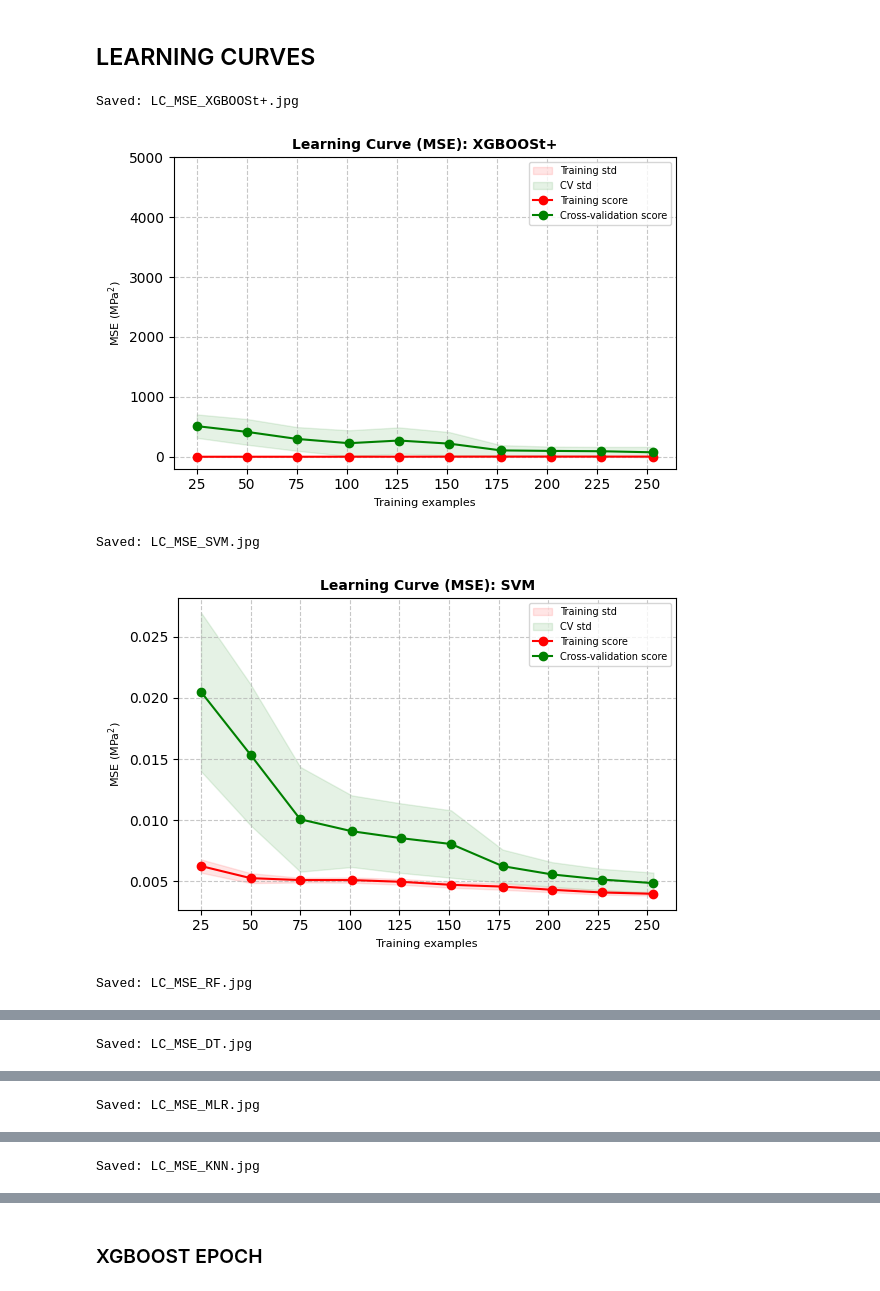
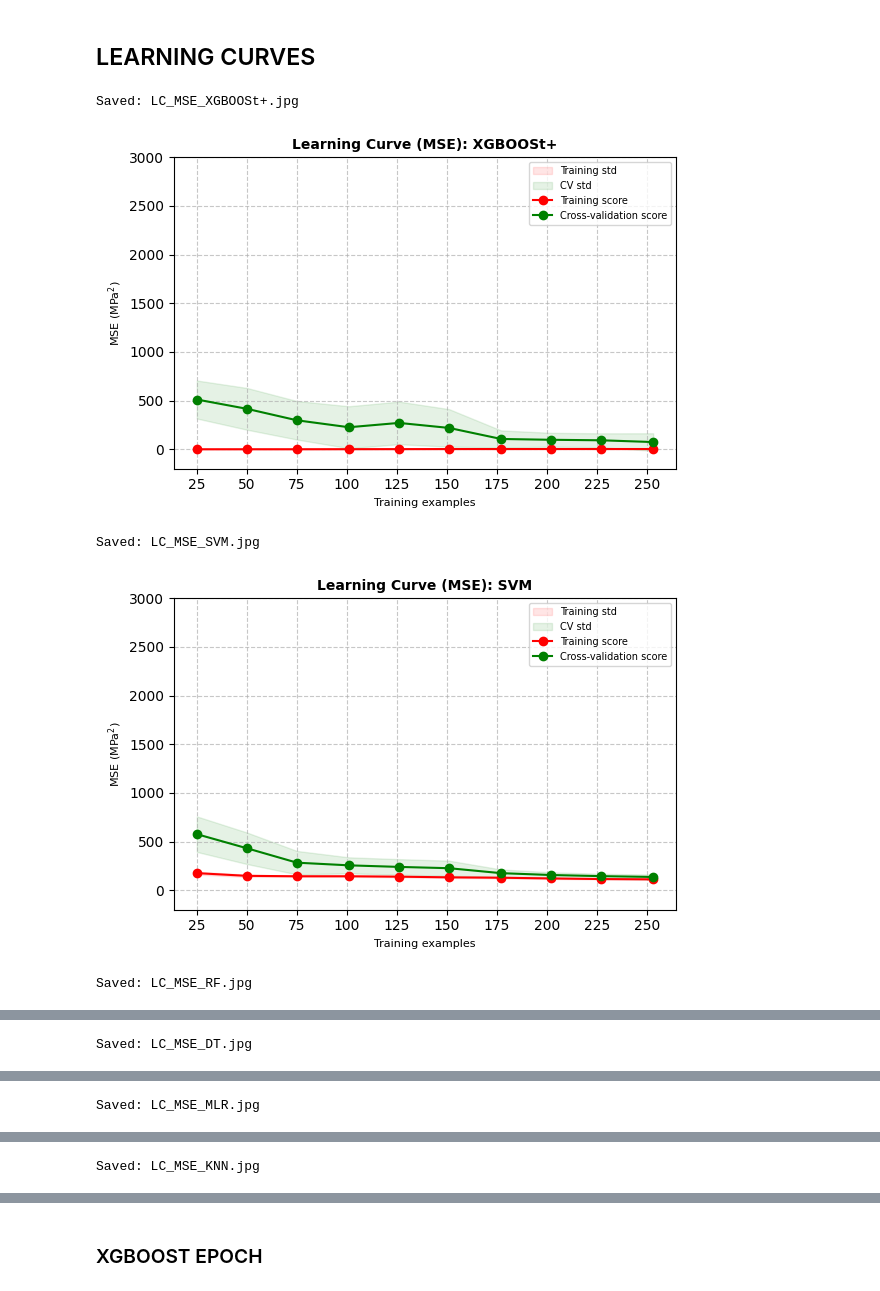
Before and after one commit to IsuPaul/Indpendent-Research, a Jupyter notebook: IR_Source_Code.ipynb, the cells around one changed output, grey strips where cells are left out. Cells and saved outputs as stored; diff of their text form; code cells hidden in the pictures.

```diff
--- a/IR_Source_Code.ipynb
+++ b/IR_Source_Code.ipynb
@@ -445,9 +479,10 @@ Intercept: 29.90325858298452
 # %% [markdown]
 #### Training the model
 # %%
-KN_Params = {'n_neighbors': [7], 'weights': ['distance']}
+KN_Params = {'n_neighbors': [5], 'weights': ['distance']}
 model_kn_best=KNeighborsRegressor(2)
 model_kn=GridSearchCV(model_kn_best, KN_Params, cv=10, scoring="neg_mean_squared_error", n_jobs=-1)
-model_kn.fit(X_train, y_train)
+# Using scaled data for KNN
+model_kn.fit(Xs_train, ys_train)
 # %% [output]
 GridSearchCV(cv=10, estimator=KNeighborsRegressor(n_neighbors=2), n_jobs=-1,
@@ -475,5 +523,8 @@ R-Squared Score: 0.9967973303605726
 # %%
-yk_pred = model_kn.predict(X_test)
+yk_pred_scaled = model_kn.predict(Xs_test)
+# Inverse scaling to get real MPa values
+yk_pred = yk_pred_scaled * (imputed_df['Compressive Strength (MPa)'].max() - imputed_df['Compressive Strength (MPa)'].min()) + imputed_df['Compressive Strength (MPa)'].min()
+
 msek=mean_squared_error(y_test, yk_pred)
 rmsek=np.sqrt(msek)
 maek=mean_absolute_error(y_test, yk_pred)
@@ -1017,7 +1043,7 @@ Saved: Residuals_KNN.jpg
 # %% [markdown]
 ## LEARNING CURVES
 # %%
-def plot_learning_curve_mse(estimator, title, X_data, y_data, axes, ylim=None, cv=10, n_jobs=-1, train_sizes=np.linspace(.1, 1.0, 10)):
+def plot_learning_curve_mse(estimator, title, X_data, y_data, axes, ylim=None, cv=10, n_jobs=-1, train_sizes=np.linspace(.1, 1.0, 10), is_scaled=False):
     # Using neg_mean_squared_error for MSE
     train_sizes, train_scores, test_scores = learning_curve(
         estimator, X_data, y_data, cv=cv, n_jobs=n_jobs, train_sizes=train_sizes, scoring='neg_mean_squared_error')
@@ -1028,52 +1054,58 @@ def plot_learning_curve_mse(estimator, title, X_data, y_data, axes, ylim=None, c
     test_scores_mean = (-test_scores).mean(axis=1)
     test_scores_std = (-test_scores).std(axis=1)
 
+    # Inverse scale the MSE if the model was trained on scaled data
+    if is_scaled:
+        scale_factor = (imputed_df['Compressive Strength (MPa)'].max() - imputed_df['Compressive Strength (MPa)'].min()) ** 2
+        train_scores_mean *= scale_factor
+        train_scores_std *= scale_factor
+        test_scores_mean *= scale_factor
+        test_scores_std *= scale_factor
+
     axes.grid(True, linestyle='--', alpha=0.7)
-    # Plot fill_between with labels for the legend
     axes.fill_between(train_sizes, train_scores_mean - train_scores_std, train_scores_mean + train_scores_std, alpha=0.1, color="r", label="Training std")
     axes.fill_between(train_sizes, test_scores_mean - test_scores_std, test_scores_mean + test_scores_std, alpha=0.1, color="g", label="CV std")
 
     axes.plot(train_sizes, train_scores_mean, 'o-', color="r", label="Training score")
     axes.plot(train_sizes, test_scores_mean, 'o-', color="g", label="Cross-validation score")
 
-    # Set x-axis intervals to 25
     axes.xaxis.set_major_locator(ticker.MultipleLocator(25))
-
     axes.set_title(title, fontsize=10, fontweight='bold')
     axes.set_xlabel("Training examples", fontsize=8)
     axes.set_ylabel("MSE (MPa$^2$)", fontsize=8)
     if ylim:
         axes.set_ylim(*ylim)
     axes.legend(loc="best", fontsize=7)
 
-# Define models to plot
+# Define models to plot with their specific data sets
 models_mse = [
-    (best_model.best_estimator_, "XGBOOSt+", X_train, y_train),
-    (model_svm.best_estimator_, "SVM", Xs_train, ys_train),
-    (model_rf.best_estimator_, "RF", X_train, y_train),
-    (model_dt.best_estimator_, "DT", X_train, y_train),
-    (model_ml, "MLR", X_train, y_train),
-    (model_kn.best_estimator_, "KNN", X_train, y_train)
+    (best_model.best_estimator_, "XGBOOSt+", X_train, y_train, False),
+    (model_svm.best_estimator_, "SVM", Xs_train, ys_train, True),
+    (model_rf.best_estimator_, "RF", X_train, y_train, False),
+    (model_dt.best_estimator_, "DT", X_train, y_train, False),
+    (model_ml, "MLR", X_train, y_train, False),
+    (model_kn.best_estimator_, "KNN", Xs_train, ys_train, True)
 ]
 
-common_ylim_mse = (-200, 5000)
+# Set a common Y-limit for all MSE plots for easier comparison
+common_ylim_mse = (-200, 3000)
 
 for name, model_tuple in zip([m[1] for m in models_mse], models_mse):
-    est, model_name, x_curr, y_curr = model_tuple
+    est, model_name, x_curr, y_curr, is_scaled = model_tuple
 
     fig, ax = plt.subplots(figsize=(6, 4))
-    ylim = None if model_name == "SVM" else common_ylim_mse
-    plot_learning_curve_mse(est, f"Learning Curve (MSE): {model_name}", x_curr, y_curr, ax, ylim=ylim)
+    # Apply the same scale to all models, including SVM
+    plot_learning_curve_mse(est, f"Learning Curve (MSE): {model_name}", x_curr, y_curr, ax, ylim=common_ylim_mse, is_scaled=is_scaled)
 
     filename = f"LC_MSE_{model_name.replace(' ', '_')}.jpg"
     plt.tight_layout()
     plt.savefig(filename, dpi=300)
     print(f"Saved: {filename}")
     plt.show()
     plt.close(fig)
 # %% [output]
 Saved: LC_MSE_XGBOOSt+.jpg
-[figure, old version]
+[figure, new version]
 Saved: LC_MSE_SVM.jpg
-[figure, old version]
+[figure, new version]
 Saved: LC_MSE_RF.jpg
```
Also changed, not shown: parts of 19 cells of this notebook.
